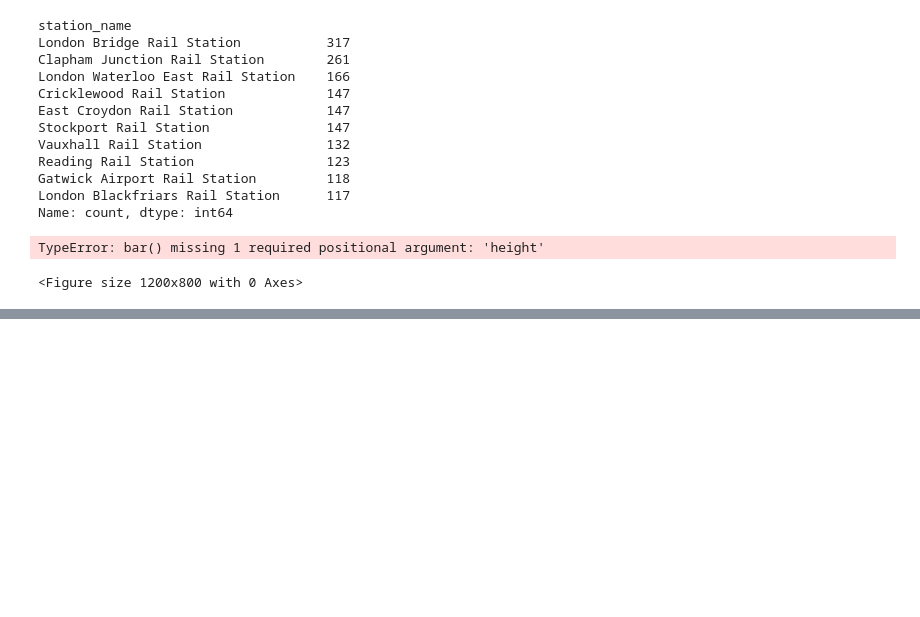
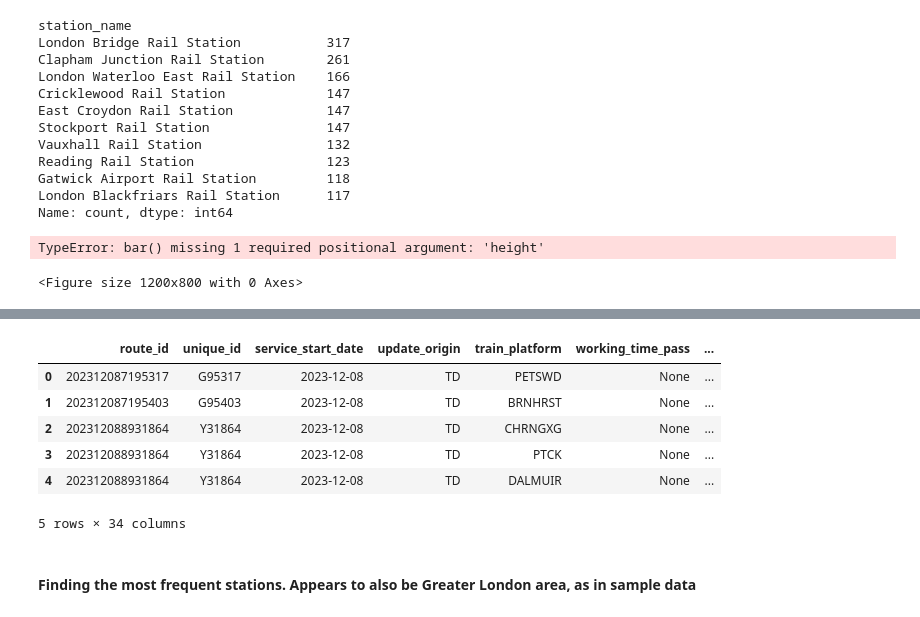
Before and after one commit to jsnabes/GC_Final_Project, a Jupyter notebook: FinalProjectEDA(1).ipynb, the cells around one changed output, grey strips where cells are left out. Saved outputs shown, nothing was run; the diff lists cells and outputs as text; code cells hidden in the pictures; blank space fills up the shorter version.

```diff
--- a/FinalProjectEDA(1).ipynb
+++ b/FinalProjectEDA(1).ipynb
@@ -527,0 +506,17 @@ Name: count, dtype: int64
+# %%
+sql_df = pd.merge(left=sql_df, right=rail_ref,
+                        left_on='train_platform',
+                        right_on=['TiplocCode'],
+                        how='left')
+# %%
+sql_df.head()
+# %% [output]
+|  | route_id | unique_id | service_start_date | update_origin | train_platform | working_time_pass | ... |
+| 0 | 202312087195317 | G95317 | 2023-12-08 | TD | PETSWD | None | ... |
+| 1 | 202312087195403 | G95403 | 2023-12-08 | TD | BRNHRST | None | ... |
+| 2 | 202312088931864 | Y31864 | 2023-12-08 | TD | CHRNGXG | None | ... |
+| 3 | 202312088931864 | Y31864 | 2023-12-08 | TD | PTCK | None | ... |
+| 4 | 202312088931864 | Y31864 | 2023-12-08 | TD | DALMUIR | None | ... |
+5 rows × 34 columns
+# %% [markdown]
+#### Finding the most frequent stations. Appears to also be Greater London area, as in sample data
```
Also changed, not shown: parts of 28 cells of this notebook.
